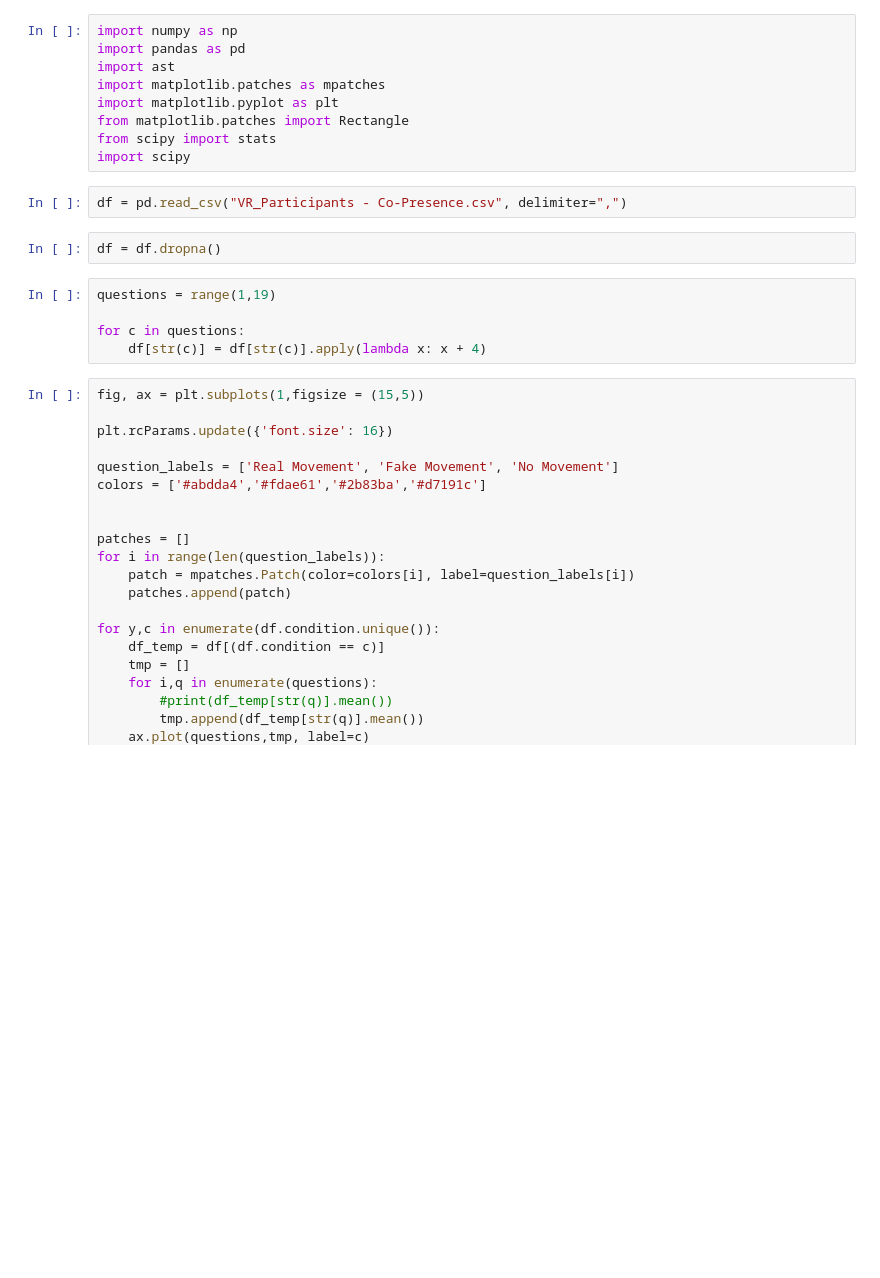
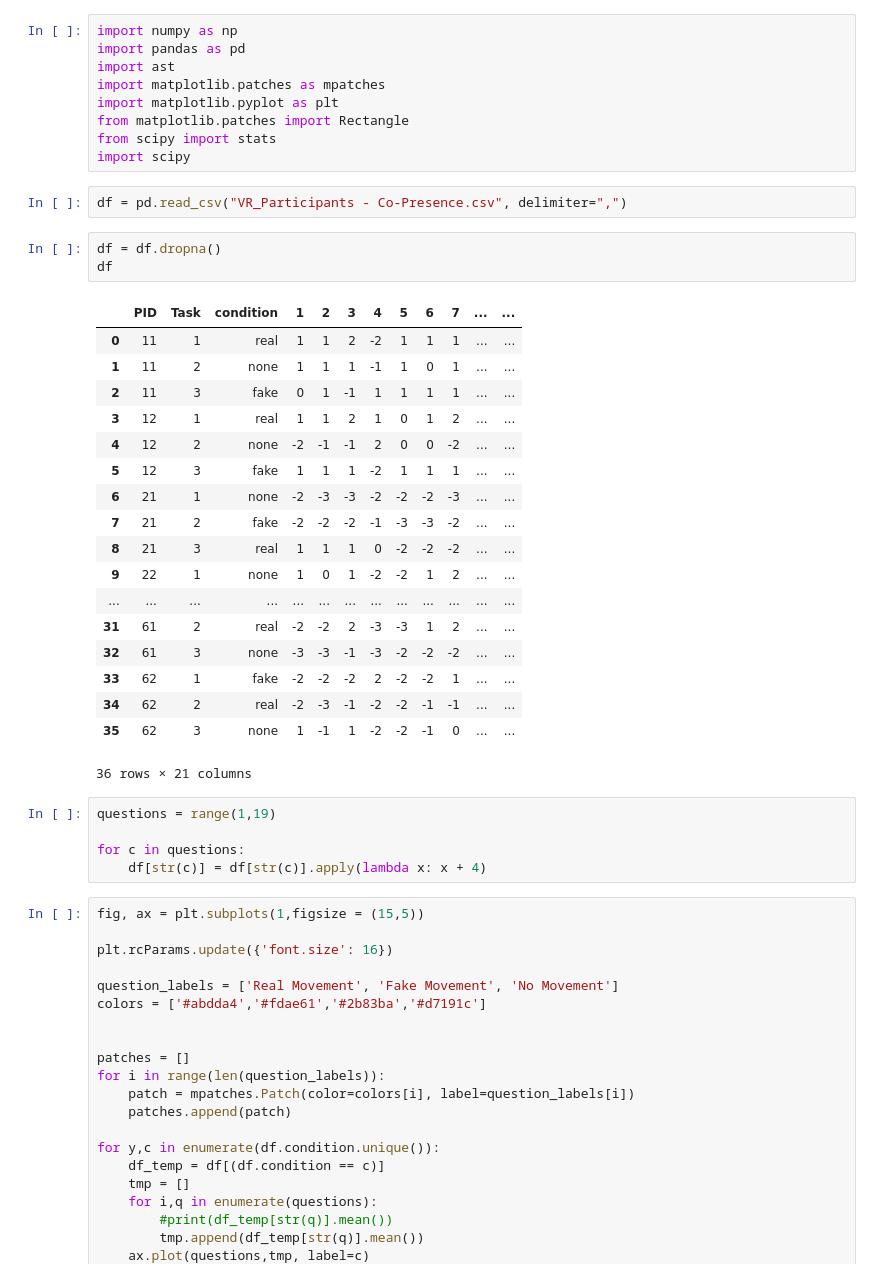
Before and after one commit to J0ekr/VR-Project-MeetingStudy, a Jupyter notebook: eval/plots-co-presence.ipynb, the cells around one changed output. Drawn from its saved outputs; the diff is of its cells as text; blank space fills up the shorter version.

```diff
--- a/eval/plots-co-presence.ipynb
+++ b/eval/plots-co-presence.ipynb
@@ -11,6 +11,26 @@ import scipy
 df = pd.read_csv("VR_Participants - Co-Presence.csv", delimiter=",")
 # %%
 df = df.dropna()
+df
+# %% [output]
+|  | PID | Task | condition | 1 | 2 | 3 | 4 | 5 | 6 | 7 | ... | ... |
+| 0 | 11 | 1 | real | 1 | 1 | 2 | -2 | 1 | 1 | 1 | ... | ... |
+| 1 | 11 | 2 | none | 1 | 1 | 1 | -1 | 1 | 0 | 1 | ... | ... |
+| 2 | 11 | 3 | fake | 0 | 1 | -1 | 1 | 1 | 1 | 1 | ... | ... |
+| 3 | 12 | 1 | real | 1 | 1 | 2 | 1 | 0 | 1 | 2 | ... | ... |
+| 4 | 12 | 2 | none | -2 | -1 | -1 | 2 | 0 | 0 | -2 | ... | ... |
+| 5 | 12 | 3 | fake | 1 | 1 | 1 | -2 | 1 | 1 | 1 | ... | ... |
+| 6 | 21 | 1 | none | -2 | -3 | -3 | -2 | -2 | -2 | -3 | ... | ... |
+| 7 | 21 | 2 | fake | -2 | -2 | -2 | -1 | -3 | -3 | -2 | ... | ... |
+| 8 | 21 | 3 | real | 1 | 1 | 1 | 0 | -2 | -2 | -2 | ... | ... |
+| 9 | 22 | 1 | none | 1 | 0 | 1 | -2 | -2 | 1 | 2 | ... | ... |
+| ... | ... | ... | ... | ... | ... | ... | ... | ... | ... | ... | ... | ... |
+| 31 | 61 | 2 | real | -2 | -2 | 2 | -3 | -3 | 1 | 2 | ... | ... |
+| 32 | 61 | 3 | none | -3 | -3 | -1 | -3 | -2 | -2 | -2 | ... | ... |
+| 33 | 62 | 1 | fake | -2 | -2 | -2 | 2 | -2 | -2 | 1 | ... | ... |
+| 34 | 62 | 2 | real | -2 | -3 | -1 | -2 | -2 | -1 | -1 | ... | ... |
+| 35 | 62 | 3 | none | 1 | -1 | 1 | -2 | -2 | -1 | 0 | ... | ... |
+36 rows × 21 columns
 # %%
 questions = range(1,19)
 
```
Also changed, not shown: parts of 6 cells of this notebook, 7 other files.
